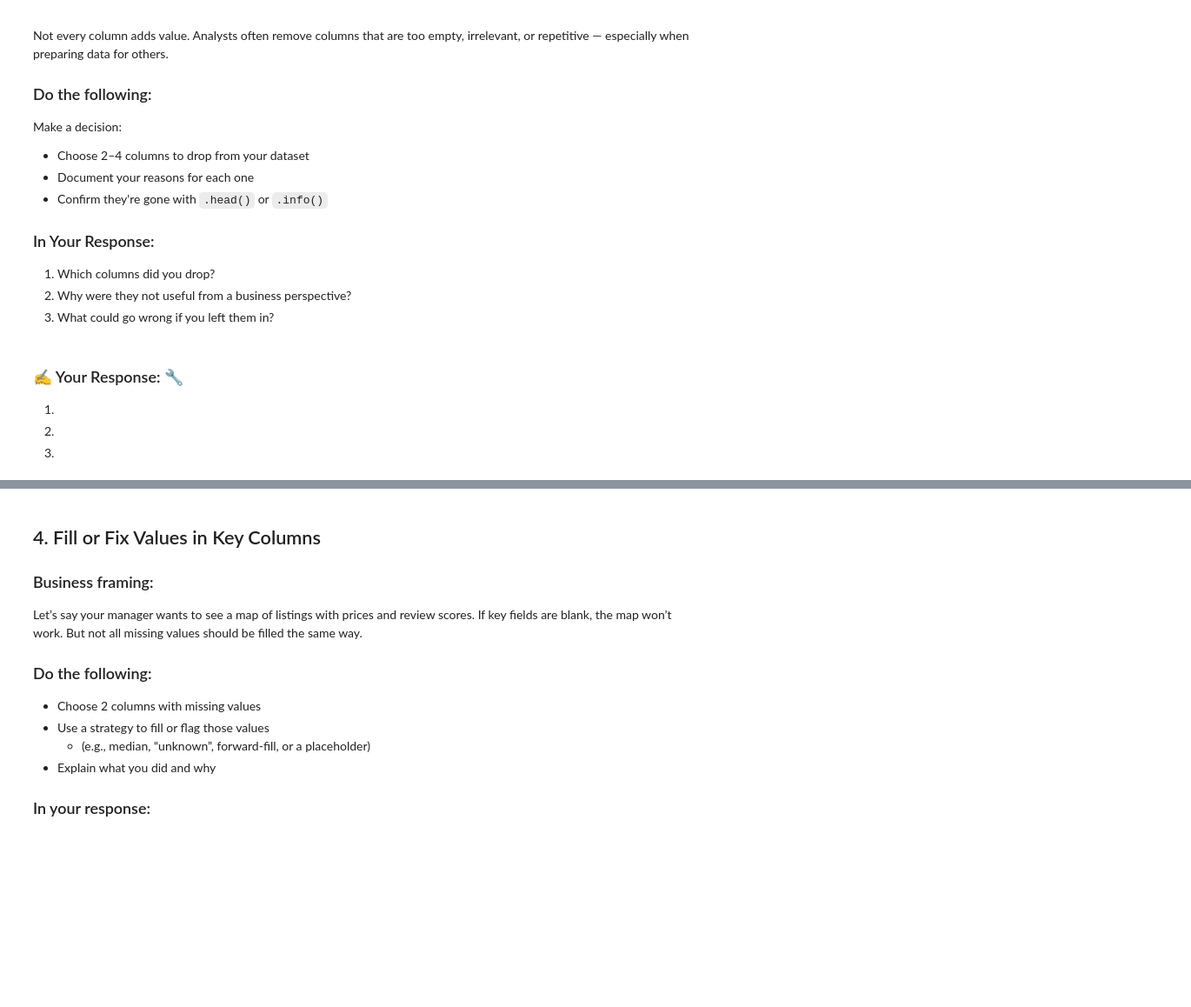
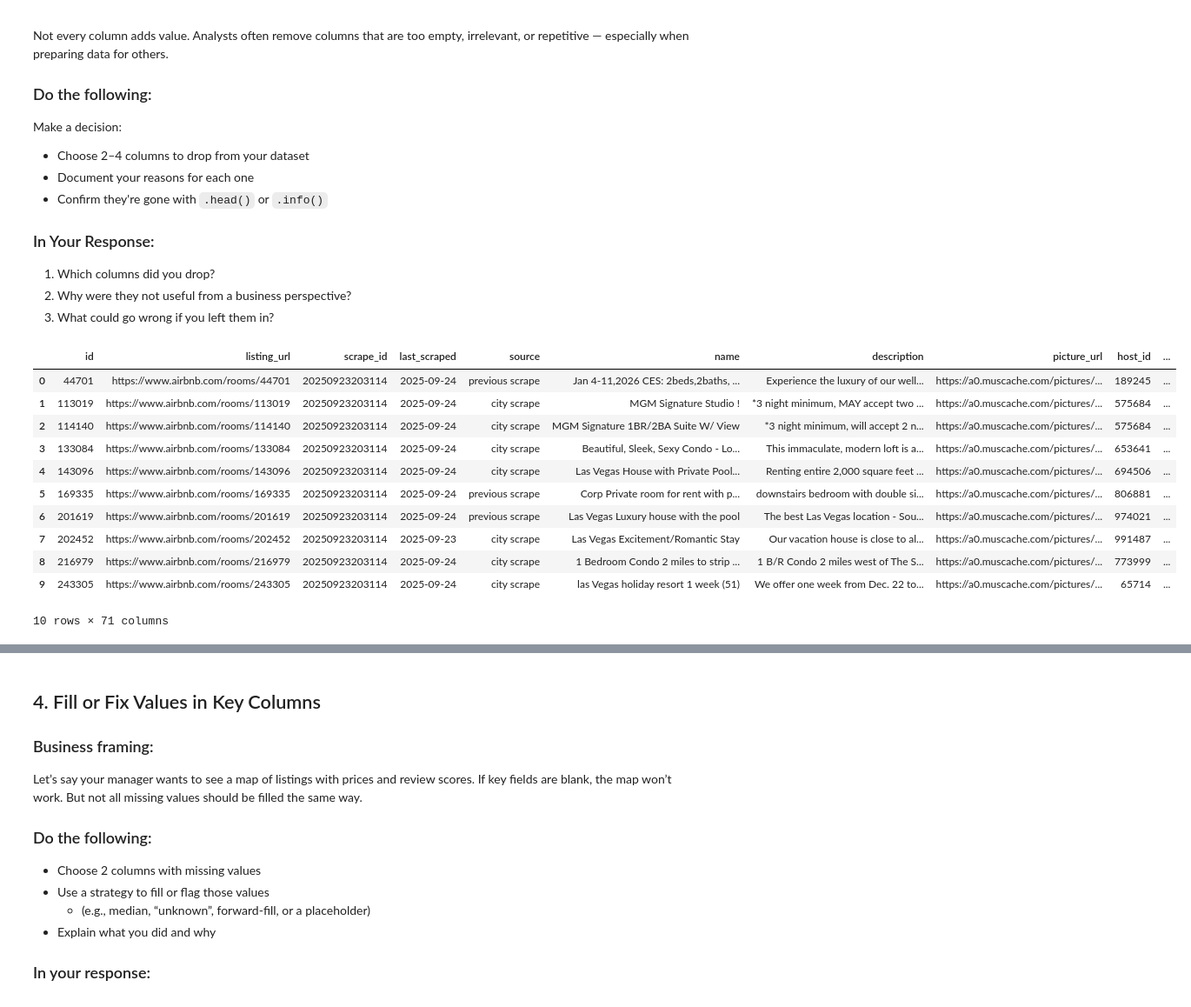
Before and after one commit to thornton330j/IS-4487, a Jupyter notebook: Assignments/assignment_06_ThorntonJackson.ipynb, the cells around one changed output, grey strips where cells are left out. Shown at 87% size. Cells and saved outputs as stored; diff of their text form; code cells hidden in the pictures; blank space fills up the shorter version.

```diff
--- a/Assignments/assignment_06_ThorntonJackson.ipynb
+++ b/Assignments/assignment_06_ThorntonJackson.ipynb
@@ -97,7 +151,20 @@ Make a decision:
-# %% [markdown]
-### ✍️ Your Response: 🔧
-1.
-
-2.
-
-3.
+# %%
+# Drop columns identified as not useful or with many missing values
+columns_to_drop = ['neighbourhood_group_cleansed','calendar_updated']
+df = df.drop(columns=columns_to_drop, errors='ignore') # ignore the error
+
+# Confirm columns are dropped by displaying DataFrame info
+display(df.head(10))
+# %% [output]
+|  | id | listing_url | scrape_id | last_scraped | source | name | description | picture_url | host_id | ... |
+| 0 | 44701 | https://www.airbnb.com/rooms/44701 | 20250923203114 | 2025-09-24 | previous scrape | Jan 4-11,2026 CES: 2beds,2baths, ... | Experience the luxury of our well... | https://a0.muscache.com/pictures/... | 189245 | ... |
+| 1 | 113019 | https://www.airbnb.com/rooms/113019 | 20250923203114 | 2025-09-24 | city scrape | MGM Signature Studio ! | *3 night minimum, MAY accept two ... | https://a0.muscache.com/pictures/... | 575684 | ... |
+| 2 | 114140 | https://www.airbnb.com/rooms/114140 | 20250923203114 | 2025-09-24 | city scrape | MGM Signature 1BR/2BA Suite W/ View | *3 night minimum, will accept 2 n... | https://a0.muscache.com/pictures/... | 575684 | ... |
+| 3 | 133084 | https://www.airbnb.com/rooms/133084 | 20250923203114 | 2025-09-24 | city scrape | Beautiful, Sleek, Sexy Condo - Lo... | This immaculate, modern loft is a... | https://a0.muscache.com/pictures/... | 653641 | ... |
+| 4 | 143096 | https://www.airbnb.com/rooms/143096 | 20250923203114 | 2025-09-24 | city scrape | Las Vegas House with Private Pool... | Renting entire 2,000 square feet ... | https://a0.muscache.com/pictures/... | 694506 | ... |
+| 5 | 169335 | https://www.airbnb.com/rooms/169335 | 20250923203114 | 2025-09-24 | previous scrape | Corp Private room for rent with p... | downstairs bedroom with double si... | https://a0.muscache.com/pictures/... | 806881 | ... |
+| 6 | 201619 | https://www.airbnb.com/rooms/201619 | 20250923203114 | 2025-09-24 | previous scrape | Las Vegas Luxury house with the pool | The best Las Vegas location - Sou... | https://a0.muscache.com/pictures/... | 974021 | ... |
+| 7 | 202452 | https://www.airbnb.com/rooms/202452 | 20250923203114 | 2025-09-23 | city scrape | Las Vegas Excitement/Romantic Stay | Our vacation house is close to al... | https://a0.muscache.com/pictures/... | 991487 | ... |
+| 8 | 216979 | https://www.airbnb.com/rooms/216979 | 20250923203114 | 2025-09-24 | city scrape | 1 Bedroom Condo 2 miles to strip ... | 1 B/R Condo 2 miles west of The S... | https://a0.muscache.com/pictures/... | 773999 | ... |
+| 9 | 243305 | https://www.airbnb.com/rooms/243305 | 20250923203114 | 2025-09-24 | city scrape | las Vegas holiday resort 1 week (51) | We offer one week from Dec. 22 to... | https://a0.muscache.com/pictures/... | 65714 | ... |
+10 rows × 71 columns
```
Also changed, not shown: parts of 26 cells of this notebook.
